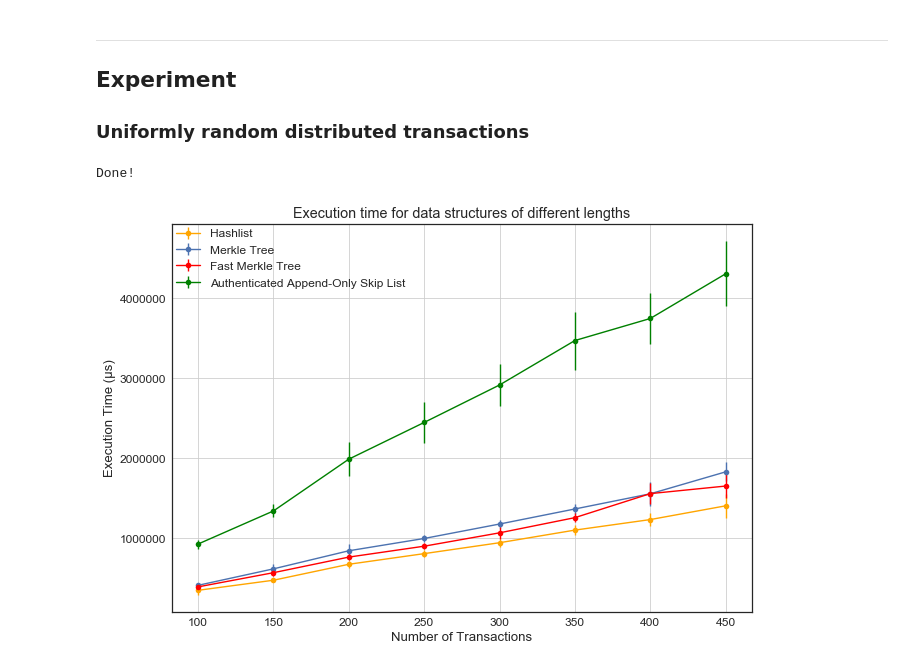
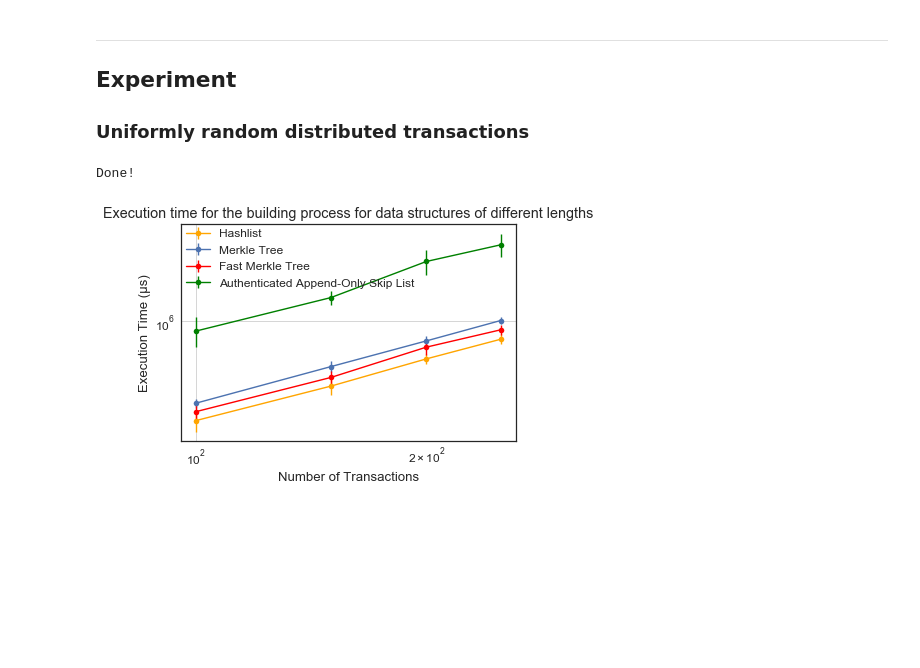
Before and after one commit to SimoneStefani/thesis-data-analysis, a Jupyter notebook: Thesis Data Analysis.ipynb, the cells around one changed output. Cells and saved outputs as stored; diff of their text form; code cells hidden in the pictures; blank space fills up the shorter version.

Commit message:
Add log plotting

```diff
--- a/Thesis Data Analysis.ipynb
+++ b/Thesis Data Analysis.ipynb
@@ -169,7 +169,7 @@ def getResults(algo, trials, rnge):
 
     return build_t, build_m, veri_t, veri_m
 # %%
-RANGE = 100, 500, 50
+RANGE = 100, 300, 50
 TRIALS = 30
 
 
@@ -214,20 +214,23 @@ lenghts = np.arange(RANGE[0], RANGE[1], RANGE[2])
 # %%
 # build plot
 title = 'Execution time for the building process for data structures of different lengths'
 plt.errorbar(lenghts, hl_build_t_means, yerr=hl_build_t_stds, marker='o', color='orange', label='Hashlist')
 plt.errorbar(lenghts, mt_build_t_means, yerr=mt_build_t_stds, marker='o', label='Merkle Tree')
 plt.errorbar(lenghts, fmt_build_t_means, yerr=fmt_build_t_stds, marker='o', color='red', label='Fast Merkle Tree')
 plt.errorbar(lenghts, sl_build_t_means, yerr=sl_build_t_stds, marker='o', color='green', label='Authenticated Append-Only Skip List')
 plt.title(title)
 plt.grid(True)
 plt.xlabel('Number of Transactions')
 plt.ylabel('Execution Time (µs)')
 plt.legend(bbox_to_anchor=(0, 1), loc=2, borderaxespad=0.)
-plt.savefig(toSnakeCase(title) + '.png')
+plt.savefig(toSnakeCase(title) + '.png', dpi = 400)
+plt.xscale('log')
+plt.yscale('log')
+plt.savefig(toSnakeCase(title) + '_log.png', dpi = 400)
 print('Done!')
 # %% [output]
 Done!
-[figure, old version]
+[figure, new version]
 # %%
 # build plot
 title = 'Memory allocation for the building process for data structures of different lengths'
```
Also changed, not shown: parts of 3 cells of this notebook.
